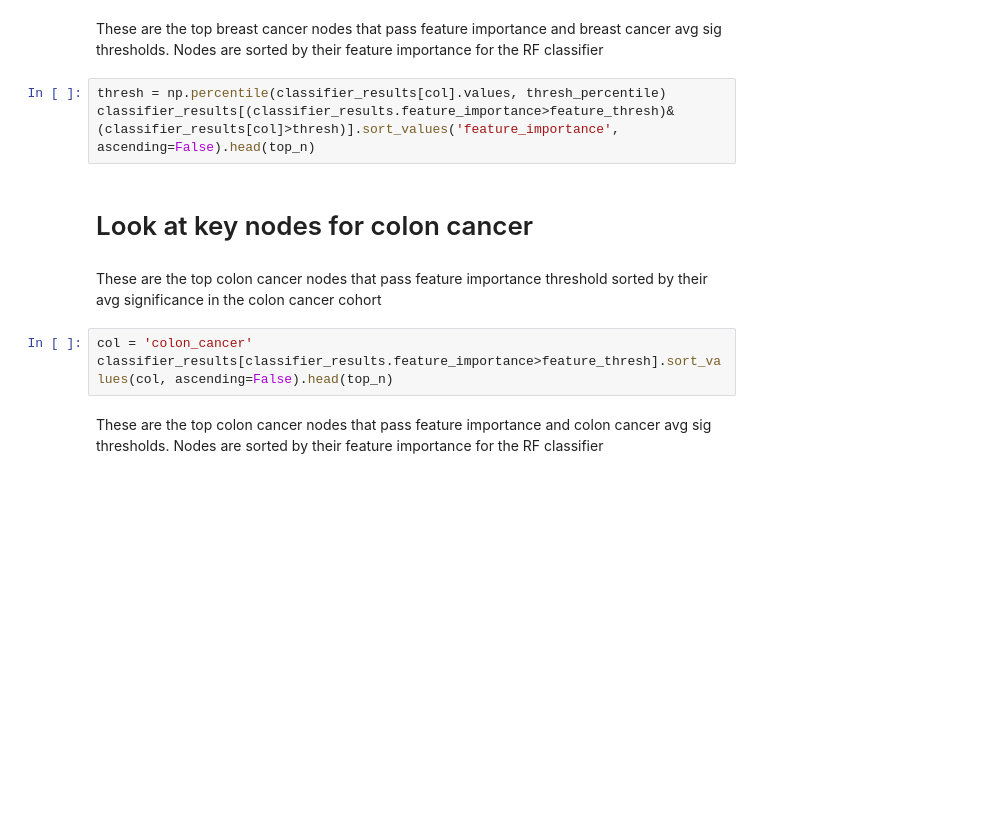
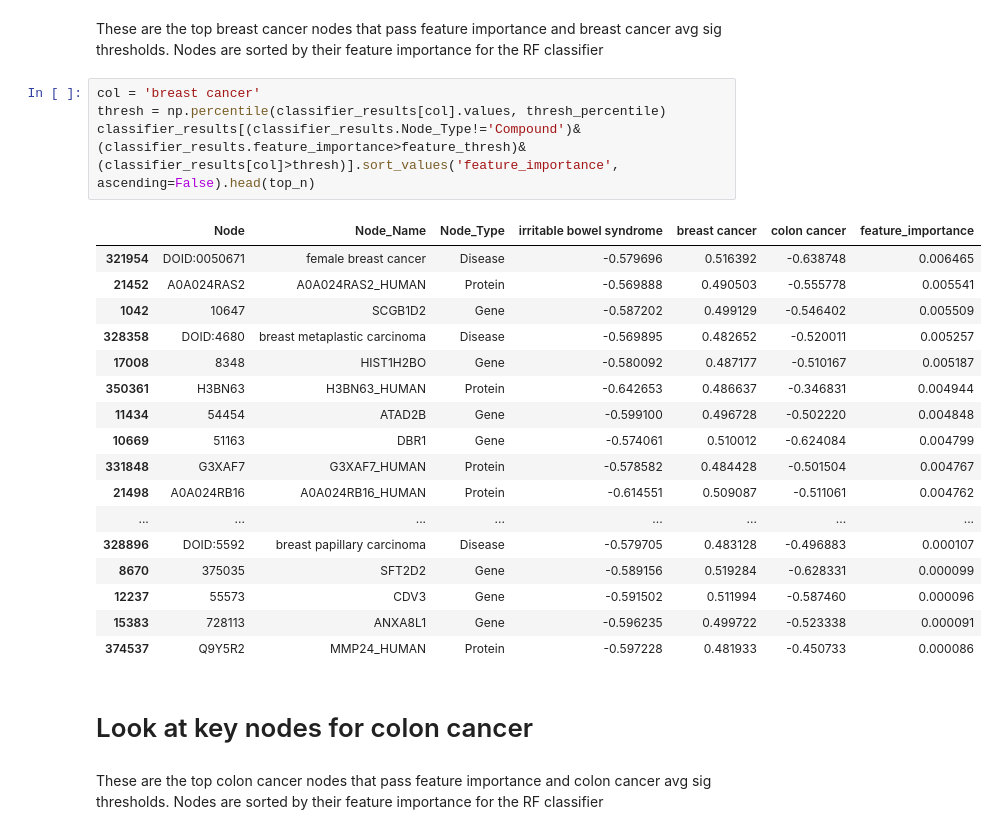
Before and after one commit to BaranziniLab/SPOKEsig-Workshop, a Jupyter notebook: code/patient_spoke_sig_analysis.ipynb, the cells around one changed output. Drawn from its saved outputs; the diff is of its cells as text; blank space fills up the shorter version.

```diff
--- a/code/patient_spoke_sig_analysis.ipynb
+++ b/code/patient_spoke_sig_analysis.ipynb
@@ -230,15 +210,29 @@ classifier_results[classifier_results.feature_importance>feature_thresh].sort_va
 # %% [markdown]
 These are the top breast cancer nodes that pass feature importance and breast cancer avg sig thresholds. Nodes are sorted by their feature importance for the RF classifier
 # %%
+col = 'breast cancer'
 thresh = np.percentile(classifier_results[col].values, thresh_percentile)
-classifier_results[(classifier_results.feature_importance>feature_thresh)&(classifier_results[col]>thresh)].sort_values('feature_importance', ascending=False).head(top_n)
+classifier_results[(classifier_results.Node_Type!='Compound')&(classifier_results.feature_importance>feature_thresh)&(classifier_results[col]>thresh)].sort_values('feature_importance', ascending=False).head(top_n)
+# %% [output]
+|  | Node | Node_Name | Node_Type | irritable bowel syndrome | breast cancer | colon cancer | feature_importance |
+| 321954 | DOID:0050671 | female breast cancer | Disease | -0.579696 | 0.516392 | -0.638748 | 0.006465 |
+| 21452 | A0A024RAS2 | A0A024RAS2_HUMAN | Protein | -0.569888 | 0.490503 | -0.555778 | 0.005541 |
+| 1042 | 10647 | SCGB1D2 | Gene | -0.587202 | 0.499129 | -0.546402 | 0.005509 |
+| 328358 | DOID:4680 | breast metaplastic carcinoma | Disease | -0.569895 | 0.482652 | -0.520011 | 0.005257 |
+| 17008 | 8348 | HIST1H2BO | Gene | -0.580092 | 0.487177 | -0.510167 | 0.005187 |
+| 350361 | H3BN63 | H3BN63_HUMAN | Protein | -0.642653 | 0.486637 | -0.346831 | 0.004944 |
+| 11434 | 54454 | ATAD2B | Gene | -0.599100 | 0.496728 | -0.502220 | 0.004848 |
+| 10669 | 51163 | DBR1 | Gene | -0.574061 | 0.510012 | -0.624084 | 0.004799 |
+| 331848 | G3XAF7 | G3XAF7_HUMAN | Protein | -0.578582 | 0.484428 | -0.501504 | 0.004767 |
+| 21498 | A0A024RB16 | A0A024RB16_HUMAN | Protein | -0.614551 | 0.509087 | -0.511061 | 0.004762 |
+| ... | ... | ... | ... | ... | ... | ... | ... |
+| 328896 | DOID:5592 | breast papillary carcinoma | Disease | -0.579705 | 0.483128 | -0.496883 | 0.000107 |
+| 8670 | 375035 | SFT2D2 | Gene | -0.589156 | 0.519284 | -0.628331 | 0.000099 |
+| 12237 | 55573 | CDV3 | Gene | -0.591502 | 0.511994 | -0.587460 | 0.000096 |
+| 15383 | 728113 | ANXA8L1 | Gene | -0.596235 | 0.499722 | -0.523338 | 0.000091 |
+| 374537 | Q9Y5R2 | MMP24_HUMAN | Protein | -0.597228 | 0.481933 | -0.450733 | 0.000086 |
 # %% [markdown]
 # Look at key nodes for colon cancer
-# %% [markdown]
-These are the top colon cancer nodes that pass feature importance threshold sorted by their avg significance in the colon cancer cohort
-# %%
-col = 'colon_cancer'
-classifier_results[classifier_results.feature_importance>feature_thresh].sort_values(col, ascending=False).head(top_n)
 # %% [markdown]
 These are the top colon cancer nodes that pass feature importance and colon cancer avg sig thresholds. Nodes are sorted by their feature importance for the RF classifier
 # %%
```
Also changed, not shown: parts of 26 cells of this notebook, 1 other file.
